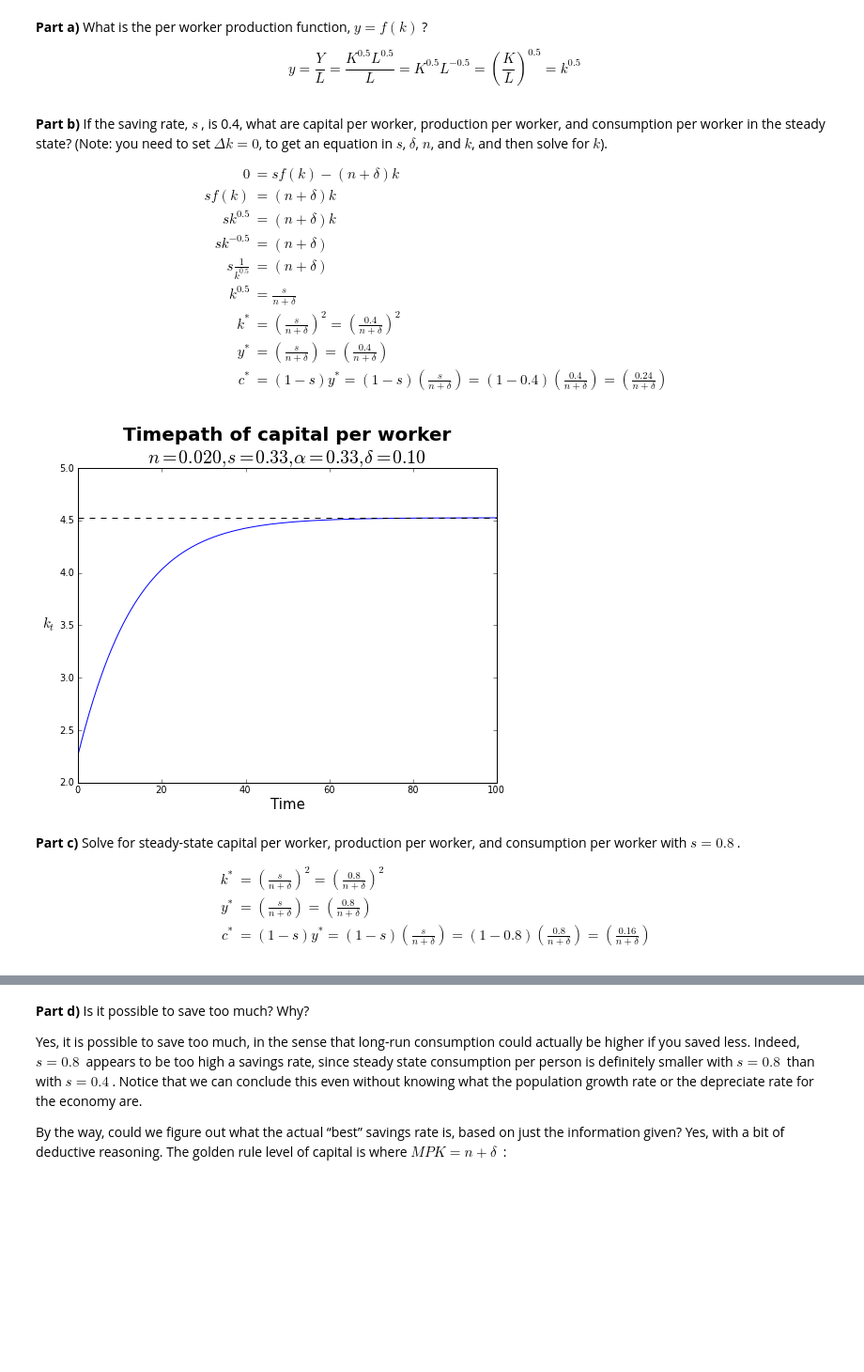
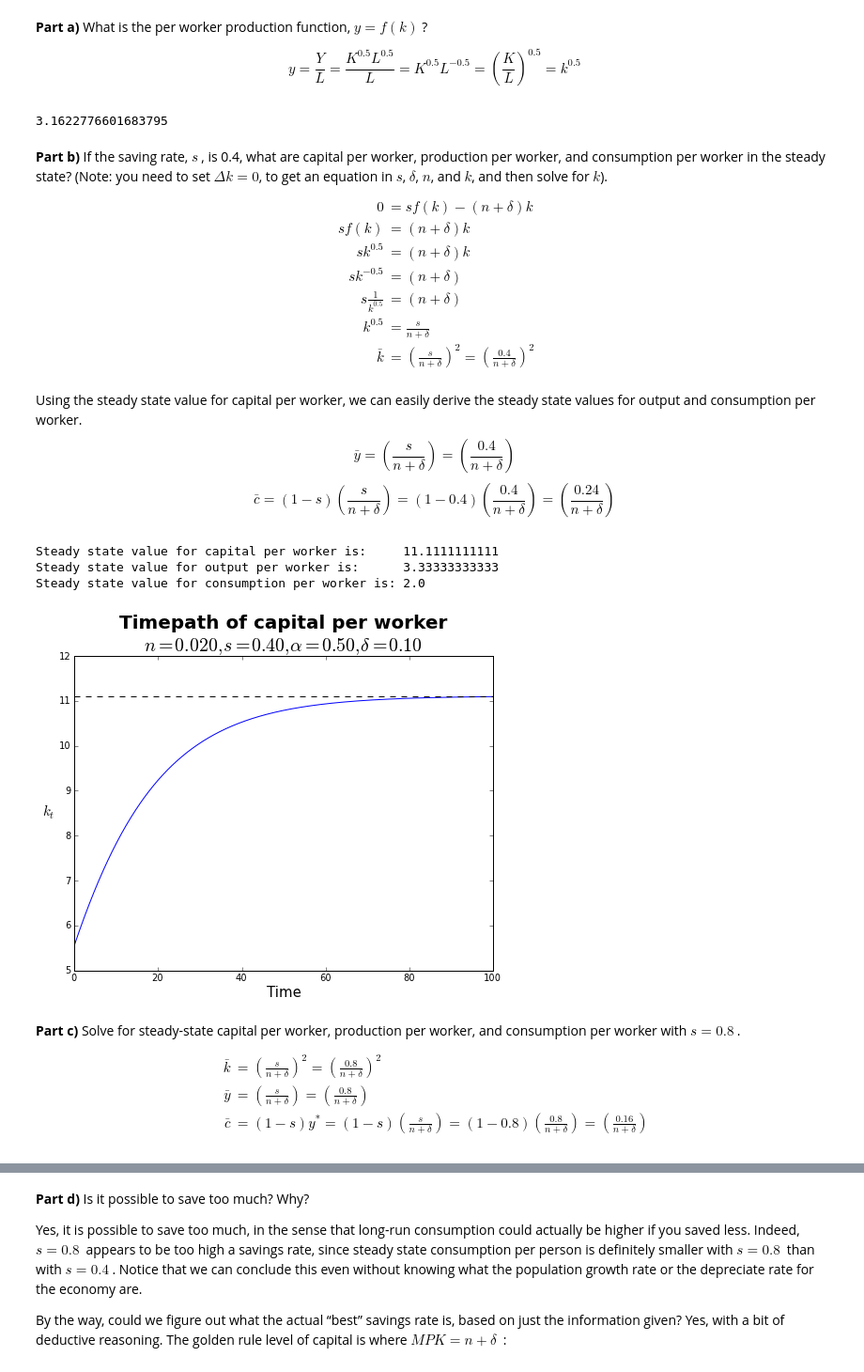
Before and after one commit to ChristopherShort/computational-econ-labs, a Jupyter notebook: undergraduate/Mankiw Chapter 8 (Tutorial 3).ipynb, the cells around one changed output, grey strips where cells are left out. Shown: that part at 94% size. Saved outputs shown, nothing was run; the diff lists cells and outputs as text; code cells hidden in the pictures; blank space fills up the shorter version.

Commit message:
Proof of concept undergraduate tutorial sheet on Solow model.

```diff
--- a/undergraduate/Mankiw Chapter 8 (Tutorial 3).ipynb
+++ b/undergraduate/Mankiw Chapter 8 (Tutorial 3).ipynb
@@ -9,6 +10,6 @@ from scipy.integrate import odeint
 # %%
 # dictionary of parameter values for a solow model (note technology growth is suppressed!)
-solow_params = {'alpha':0.33, 'delta':0.10, 'n':0.02, 's':0.33}
+solow_params = {'alpha':0.33, 'delta':0.10, 'g':0.0, 'n':0.02, 's':0.33}
 # %% [markdown]
 ### Q1: Intensive production and over saving.
 
@@ -37,16 +25,26 @@ def output(k, t=0):
+# %%
+# set capital's share to be 0.5
+solow_params['alpha'] = 0.5
+
+# what is output per worker when k per worker is 10
+output(10, params=solow_params)
+# %% [output]
+3.1622776601683795
 # %% [markdown]
 **Part b)** If the saving rate, $s\ $,  is 0.4, what are capital per worker, production per worker, and consumption per worker in the steady state?  (Note:  you need to set $\Delta k = 0$, to get an equation in $s$, $\delta$, $n$, and $k$, and then solve for $k$).
 
 $$
-\begin{align*}
+\begin{align}
 0 &= sf(k) - (n + \delta)k \\\
 sf(k) &= (n + \delta)k \\\
 sk^{0.5} &= (n + \delta)k \\\
 sk^{-0.5} &= (n + \delta) \\\
 s\frac{1}{k^{0.5}} &= (n + \delta) \\\
 k^{0.5} &= \frac{s}{n + \delta} \\\
-k^* &= \left(\frac{s}{n + \delta}\right)^2 = \left(\frac{0.4}{n + \delta}\right)^2 \\\
-y^* &= \left(\frac{s}{n + \delta}\right) = \left(\frac{0.4}{n + \delta}\right) \\\
-c^* &= (1 - s)y^* = (1 - s)\left(\frac{s}{n + \delta}\right) = (1 - 0.4)\left(\frac{0.4}{n + \delta}\right) = \left(\frac{0.24}{n + \delta}\right)
-\end{align*}
+\bar{k} &= \left(\frac{s}{n + \delta}\right)^2 = \left(\frac{0.4}{n + \delta}\right)^2 \\\
+\end{align}
 $$
+
+Using the steady state value for capital per worker, we can easily derive the steady state values for output and consumption per worker.
+$$\bar{y} = \left(\frac{s}{n + \delta}\right) = \left(\frac{0.4}{n + \delta}\right)$$
+$$\bar{c} = (1 - s)\left(\frac{s}{n + \delta}\right) = (1 - 0.4)\left(\frac{0.4}{n + \delta}\right) = \left(\frac{0.24}{n + \delta}\right)$$
@@ -92,36 +51,47 @@ def c_star():
+# %%
+# set savings rate to 0.4 and compute steady state values
+solow_params['s'] = 0.4
+
+print "Steady state value for capital per worker is:    ", k_bar(solow_params)
+print "Steady state value for output per worker is:     ", y_bar(solow_params)
+print "Steady state value for consumption per worker is:", c_bar(solow_params)
+# %% [output]
+Steady state value for capital per worker is:     11.1111111111
+Steady state value for output per worker is:      3.33333333333
+Steady state value for consumption per worker is: 2.0
 # %%
 # grid of time points at which to compute the value of k
 t = np.linspace(0, 100, 1000)
 
 # use SciPy's built in ode solver to find the time path of k
-k = odeint(capital, k_star() / 2, t)
+k = odeint(capital, k_bar(solow_params) / 2, t, args=(solow_params,))
 # %%
 # plot the time path of capital per worker, k
 plt.figure(figsize=(8,6))
 
 # plot the time path of k
 plt.plot(t, k)
 
 # demarcate steady state value of k
-plt.axhline(k_star(), color='k', linestyle='dashed', label='$k^*$')
+plt.axhline(k_bar(solow_params), color='k', linestyle='dashed', label='$k^*$')
 
 # axes, labels, title, legend, etc
 plt.xlabel('Time', fontsize=15)
 plt.ylabel('$k_t$', fontsize=15, rotation='horizontal')
 plt.title('Timepath of capital per worker\n' + r'$n=%0.3f,s=%.2f,\alpha=%.2f,\delta=%.2f$' \
          %(solow_params['n'], solow_params['s'], solow_params['alpha'], solow_params['delta']),
          weight='bold', fontsize=20)
 
 plt.show()
 # %% [output]
-[figure, old version]
+[figure, new version]
 # %% [markdown]
 **Part c)** Solve for steady-state capital per worker, production per worker, and consumption per worker with $s = 0.8\ $.
 
 $$
-\begin{align*}
-k^* &= \left(\frac{s}{n + \delta}\right)^2 = \left(\frac{0.8}{n + \delta}\right)^2 \\\
-y^* &= \left(\frac{s}{n + \delta}\right) = \left(\frac{0.8}{n + \delta}\right) \\\
-c^* &= (1 - s)y^* = (1 - s)\left(\frac{s}{n + \delta}\right) = (1 - 0.8)\left(\frac{0.8}{n + \delta}\right) = \left(\frac{0.16}{n + \delta}\right)
-\end{align*}
+\begin{align}
+\bar{k} &= \left(\frac{s}{n + \delta}\right)^2 = \left(\frac{0.8}{n + \delta}\right)^2 \\\
+\bar{y} &= \left(\frac{s}{n + \delta}\right) = \left(\frac{0.8}{n + \delta}\right) \\\
+\bar{c} &= (1 - s)y^* = (1 - s)\left(\frac{s}{n + \delta}\right) = (1 - 0.8)\left(\frac{0.8}{n + \delta}\right) = \left(\frac{0.16}{n + \delta}\right)
+\end{align}
 $$
```
Also changed, not shown: parts of 34 cells of this notebook, 1 other file.
